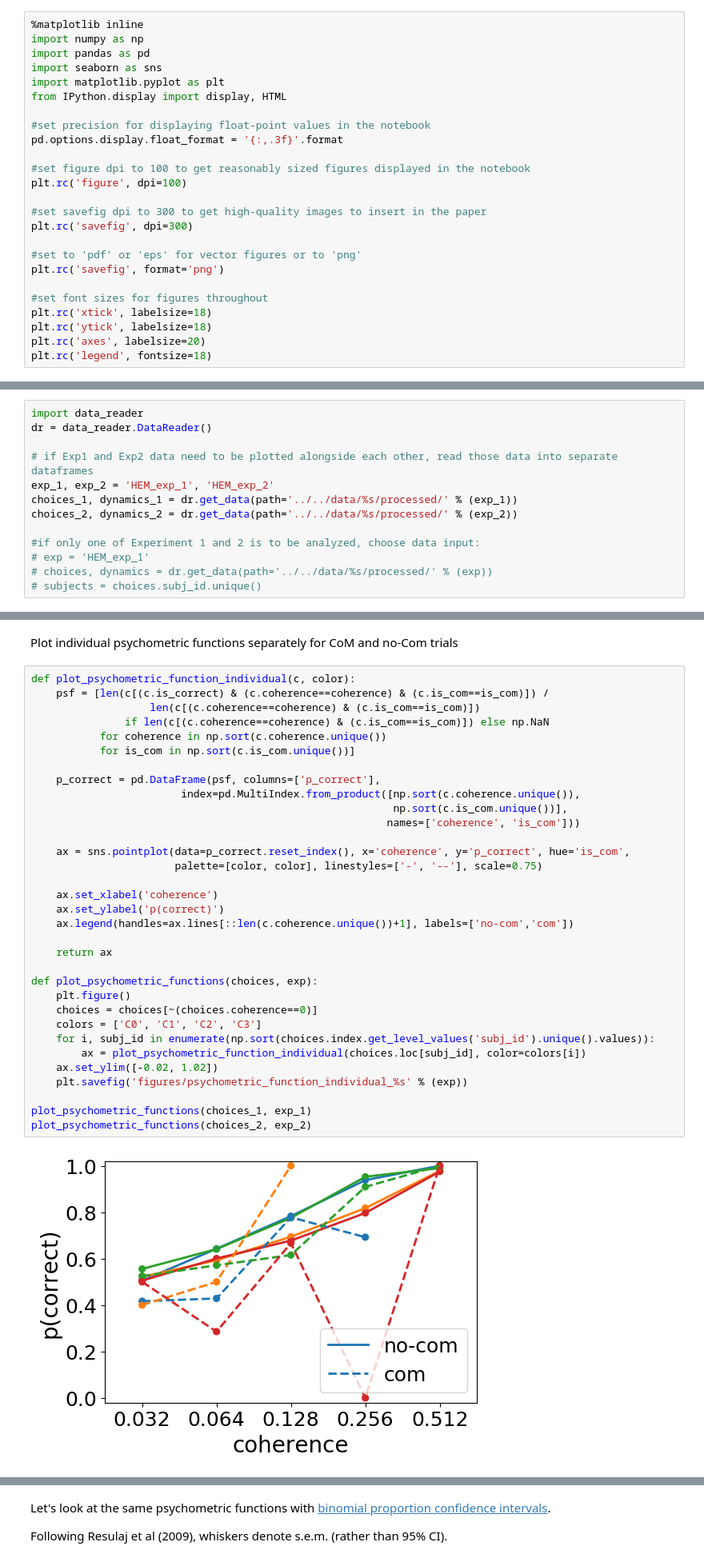
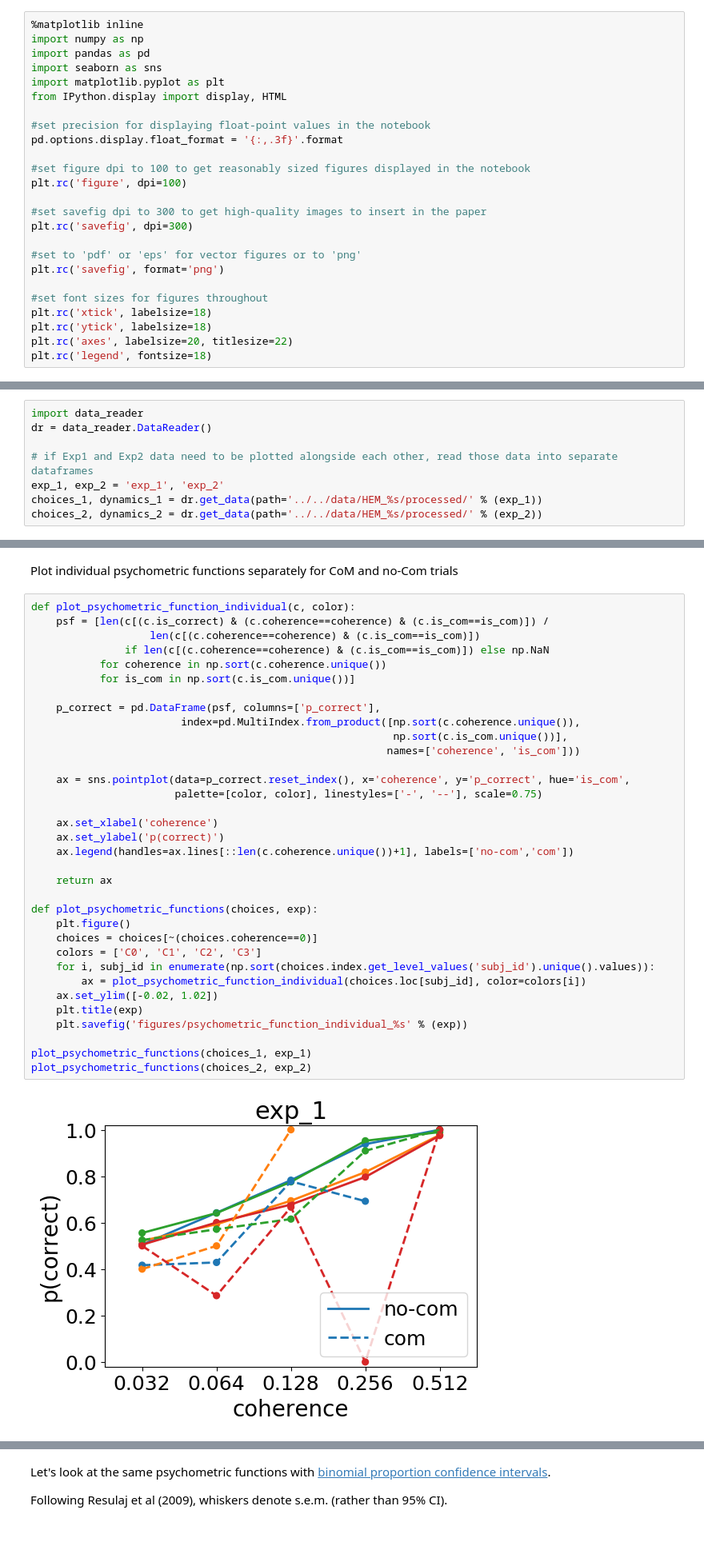
Before and after one commit to cherepaha/eyehandrdk, a Jupyter notebook: psychometrics.ipynb, the cells around one changed output, grey strips where cells are left out. Shown at 80% size. Drawn from its saved outputs; the diff is of its cells as text; blank space fills up the shorter version.

```diff
--- a/psychometrics.ipynb
+++ b/psychometrics.ipynb
@@ -23,7 +32,7 @@ plt.rc('savefig', format='png')
 #set font sizes for figures throughout
 plt.rc('xtick', labelsize=18)
 plt.rc('ytick', labelsize=18)
-plt.rc('axes', labelsize=20)
+plt.rc('axes', labelsize=20, titlesize=22)
 plt.rc('legend', fontsize=18)
 # %% [markdown]
 Then, we read the data (assuming it's already pre-processed). Change the path to the files if necessary
@@ -32,11 +41,6 @@ import data_reader
 dr = data_reader.DataReader()
 
 # if Exp1 and Exp2 data need to be plotted alongside each other, read those data into separate dataframes
-exp_1, exp_2 = 'HEM_exp_1', 'HEM_exp_2'
-choices_1, dynamics_1 = dr.get_data(path='../../data/%s/processed/' % (exp_1))
-choices_2, dynamics_2 = dr.get_data(path='../../data/%s/processed/' % (exp_2))
-
-#if only one of Experiment 1 and 2 is to be analyzed, choose data input:
-# exp = 'HEM_exp_1'
-# choices, dynamics = dr.get_data(path='../../data/%s/processed/' % (exp))
-# subjects = choices.subj_id.unique()
+exp_1, exp_2 = 'exp_1', 'exp_2'
+choices_1, dynamics_1 = dr.get_data(path='../../data/HEM_%s/processed/' % (exp_1))
+choices_2, dynamics_2 = dr.get_data(path='../../data/HEM_%s/processed/' % (exp_2))
@@ -107,31 +56,32 @@ def plot_psychometric_function_individual(c, color):
                if len(c[(c.coherence==coherence) & (c.is_com==is_com)]) else np.NaN
            for coherence in np.sort(c.coherence.unique())
            for is_com in np.sort(c.is_com.unique())]
 
     p_correct = pd.DataFrame(psf, columns=['p_correct'],
                         index=pd.MultiIndex.from_product([np.sort(c.coherence.unique()),
                                                           np.sort(c.is_com.unique())],
                                                          names=['coherence', 'is_com']))
 
     ax = sns.pointplot(data=p_correct.reset_index(), x='coherence', y='p_correct', hue='is_com',
                        palette=[color, color], linestyles=['-', '--'], scale=0.75)
 
     ax.set_xlabel('coherence')
     ax.set_ylabel('p(correct)')
     ax.legend(handles=ax.lines[::len(c.coherence.unique())+1], labels=['no-com','com'])
 
     return ax
 
 def plot_psychometric_functions(choices, exp):
     plt.figure()
     choices = choices[~(choices.coherence==0)]
     colors = ['C0', 'C1', 'C2', 'C3']
     for i, subj_id in enumerate(np.sort(choices.index.get_level_values('subj_id').unique().values)):
         ax = plot_psychometric_function_individual(choices.loc[subj_id], color=colors[i])
     ax.set_ylim([-0.02, 1.02])
+    plt.title(exp)
     plt.savefig('figures/psychometric_function_individual_%s' % (exp))
 
 plot_psychometric_functions(choices_1, exp_1)
 plot_psychometric_functions(choices_2, exp_2)
 # %% [output]
-[figure, old version]
+[figure, new version]
```
Also changed, not shown: parts of 21 cells of this notebook, 1 other file.
